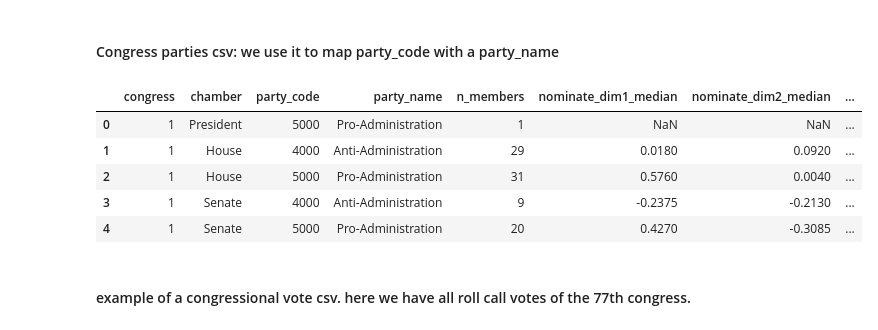
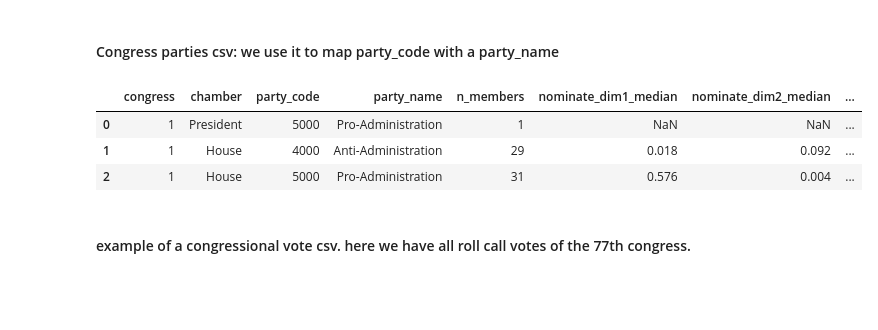
Before and after one commit to LeonardoAgasso/USA_Congress_SigNet, a Jupyter notebook: notebooks/create_edgelist.ipynb, the cells around one changed output. Saved outputs shown, nothing was run; the diff lists cells and outputs as text; code cells hidden in the pictures; blank space fills up the shorter version.

```diff
--- a/notebooks/create_edgelist.ipynb
+++ b/notebooks/create_edgelist.ipynb
@@ -39,14 +40,12 @@ members.head()
 #### Congress parties csv: we use it to map party_code with a party_name
 # %%
 party_codes = pd.read_csv('../dataset/HSall_parties.csv')
-party_codes.head()
+party_codes.head(3)
 # %% [output]
 |  | congress | chamber | party_code | party_name | n_members | nominate_dim1_median | nominate_dim2_median | ... |
 | 0 | 1 | President | 5000 | Pro-Administration | 1 | NaN | NaN | ... |
-| 1 | 1 | House | 4000 | Anti-Administration | 29 | 0.0180 | 0.0920 | ... |
-| 2 | 1 | House | 5000 | Pro-Administration | 31 | 0.5760 | 0.0040 | ... |
-| 3 | 1 | Senate | 4000 | Anti-Administration | 9 | -0.2375 | -0.2130 | ... |
-| 4 | 1 | Senate | 5000 | Pro-Administration | 20 | 0.4270 | -0.3085 | ... |
+| 1 | 1 | House | 4000 | Anti-Administration | 29 | 0.018 | 0.092 | ... |
+| 2 | 1 | House | 5000 | Pro-Administration | 31 | 0.576 | 0.004 | ... |
 # %% [markdown]
 #### example of a congressional vote csv. here we have all roll call votes of the 77th congress.
 # %%
```
Also changed, not shown: parts of 11 cells of this notebook, 1 other file.
